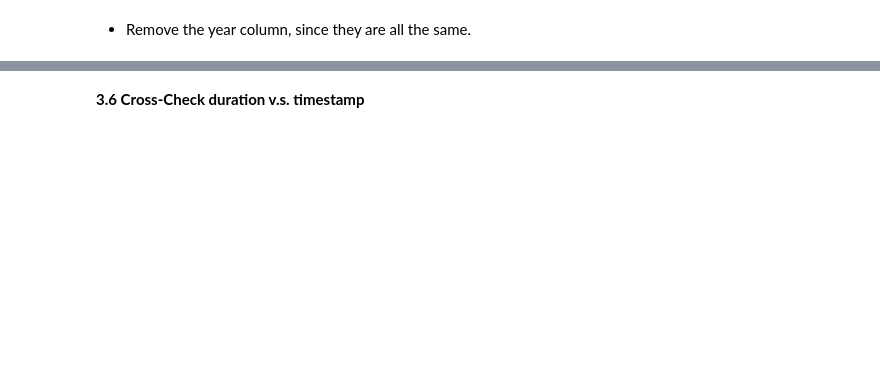
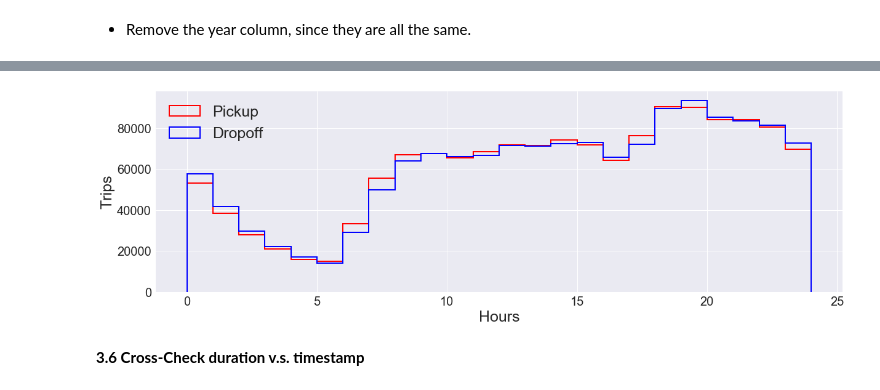
Before and after one commit to yennanliu/NYC_Taxi_Trip_Duration, a Jupyter notebook: notebook/EDA_jtsai_overview.ipynb, the cells around one changed output, grey strips where cells are left out. Drawn from its saved outputs; the diff is of its cells as text; code cells hidden in the pictures; blank space fills up the shorter version.

```diff
--- a/notebook/EDA_jtsai_overview.ipynb
+++ b/notebook/EDA_jtsai_overview.ipynb
@@ -253,3 +278,16 @@ df.head()
+# %%
+plt.figure(figsize=(20,6))
+#picktime = df['pickup_hour']  + df['pickup_minute']/60  + df['pickup_second']/60/60
+#droptime = df['dropoff_hour'] + df['dropoff_minute']/60 + df['dropoff_second']/60/60
+plt.hist(df['pickup_time'],  bins=24, histtype='step', color='r', linewidth=2, label='Pickup' )
+plt.hist(df['dropoff_time'], bins=24, histtype='step', color='b', linewidth=2, label='Dropoff')
+plt.xlabel('Hours', fontsize=25)
+plt.ylabel('Trips', fontsize=25)
+plt.legend(loc='upper left', fontsize=25)
+plt.tick_params(labelsize=20)
+plt.show()
+# %% [output]
+[figure, added]
 # %% [markdown]
 **3.6 Cross-Check duration v.s. timestamp**
 # %%
```
Also changed, not shown: parts of 9 cells of this notebook.
